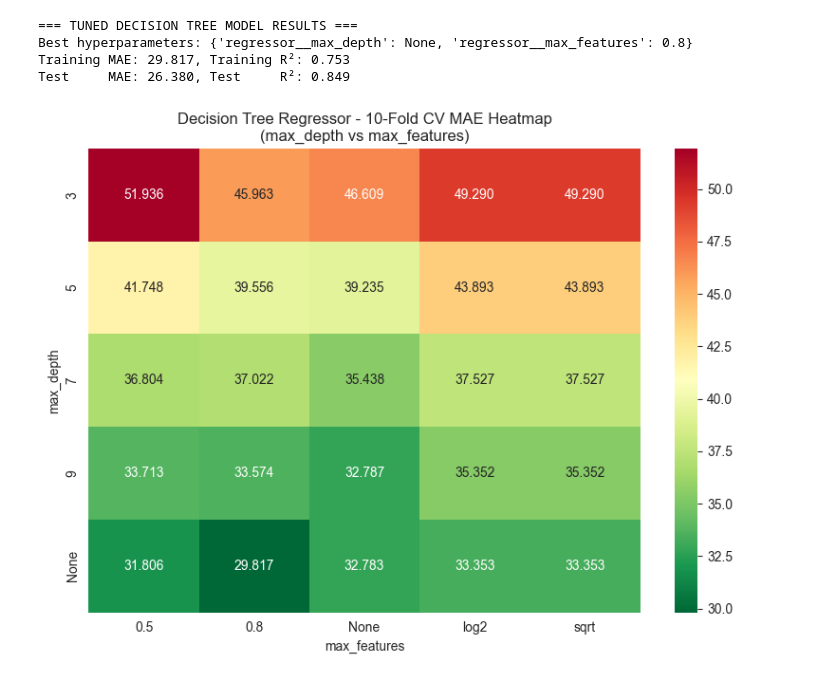
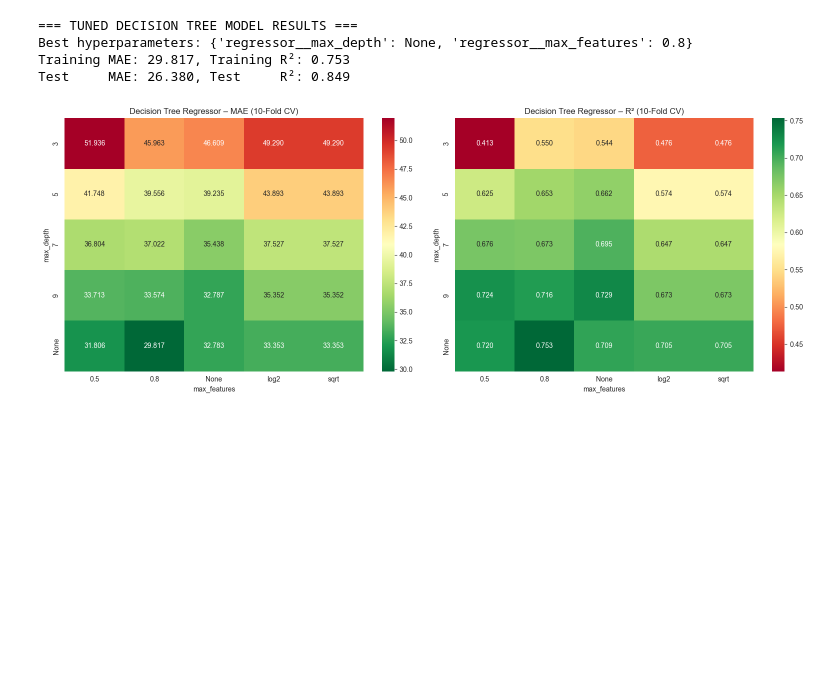
Before and after one commit to vdflorea/ct4101-assignment-2, a Jupyter notebook: decision-tree-regressor.ipynb, the cells around one changed output. Saved outputs shown, nothing was run; the diff lists cells and outputs as text; code cells hidden in the pictures; blank space fills up the shorter version.

Commit message:
Modified decision-tree-regressor.ipynb code to create and include heatmaps of both MAE and R2 scores.

```diff
--- a/decision-tree-regressor.ipynb
+++ b/decision-tree-regressor.ipynb
@@ -118,37 +136,67 @@ Best hyperparameters: {'regressor__max_depth': None, 'regressor__max_features':
 Training MAE: 29.817, Training R²: 0.753
 Test     MAE: 26.380, Test     R²: 0.849
 # %%
-# Convert GridSearchCV results to a dataframe
-results = pd.DataFrame(tuned_model.cv_results_)
+# Create MAE results dataframe
+results_mae = pd.DataFrame(tuned_model_mae.cv_results_)
 
-# Extract relevant columns
-results = results[[
+results_mae = results_mae[[
     'param_regressor__max_depth',
     'param_regressor__max_features',
     'mean_test_score'
 ]]
 
-# Convert None in max_depth and max_features to String for heatmap labels
-results['param_regressor__max_depth'] = results['param_regressor__max_depth'].astype(str)
-results['param_regressor__max_features'] = results['param_regressor__max_features'].astype(str)
+# Convert to string for cleaner labels
+results_mae['param_regressor__max_depth'] = results_mae['param_regressor__max_depth'].astype(str)
+results_mae['param_regressor__max_features'] = results_mae['param_regressor__max_features'].astype(str)
 
 # Convert negative MAE to positive
-results['MAE'] = -results['mean_test_score']
+results_mae['MAE'] = -results_mae['mean_test_score']
 
-# Pivot table for the heatmap
-heatmap_data = results.pivot(
+# Pivot table for heatmap
+heatmap_mae = results_mae.pivot(
     index='param_regressor__max_depth',
     columns='param_regressor__max_features',
     values='MAE'
 )
 
-# Create heatmap of MAE results
-plt.figure(figsize=(8, 6))
-sns.heatmap(heatmap_data, annot=True, fmt=".3f", cmap='RdYlGn_r')
-plt.title("Decision Tree Regressor - 10-Fold CV MAE Heatmap\n(max_depth vs max_features)")
+# Create R² results dataframe
+results_r2 = pd.DataFrame(tuned_model_r2.cv_results_)
+
+results_r2 = results_r2[[
+    'param_regressor__max_depth',
+    'param_regressor__max_features',
+    'mean_test_score'
+]]
+
+# Convert to string for cleaner labels
+results_r2['param_regressor__max_depth'] = results_r2['param_regressor__max_depth'].astype(str)
+results_r2['param_regressor__max_features'] = results_r2['param_regressor__max_features'].astype(str)
+
+# Pivot table for heatmap
+heatmap_r2 = results_r2.pivot(
+    index='param_regressor__max_depth',
+    columns='param_regressor__max_features',
+    values='mean_test_score'
+)
+
+# Plot both heatmaps side-by-side
+plt.figure(figsize=(16, 6))
+
+# MAE heatmap
+plt.subplot(1, 2, 1)
+sns.heatmap(heatmap_mae, annot=True, fmt=".3f", cmap='RdYlGn_r')
+plt.title("Decision Tree Regressor – MAE (10-Fold CV)")
 plt.xlabel("max_features")
 plt.ylabel("max_depth")
+
+# R² heatmap
+plt.subplot(1, 2, 2)
+sns.heatmap(heatmap_r2, annot=True, fmt=".3f", cmap='RdYlGn')
+plt.title("Decision Tree Regressor – R² (10-Fold CV)")
+plt.xlabel("max_features")
+plt.ylabel("max_depth")
+
 plt.tight_layout()
 plt.show()
 # %% [output]
-[figure, old version]
+[figure, new version]
```
Also changed, not shown: parts of 3 cells of this notebook.
